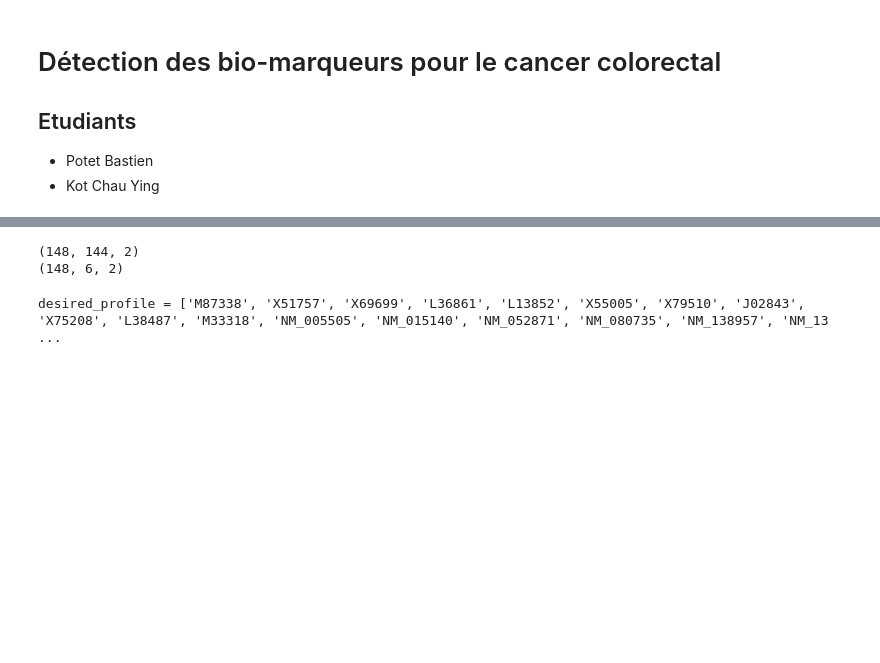
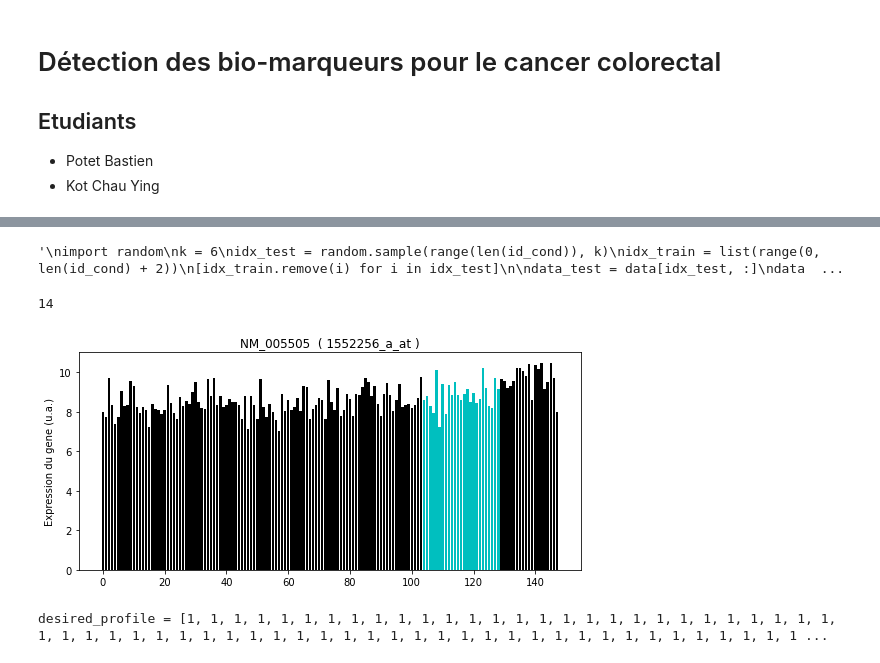
Before and after one commit to BPotet/BBC_project, a Jupyter notebook: project/BBC_project.ipynb, the cells around one changed output, grey strips where cells are left out. Saved outputs shown, nothing was run; the diff lists cells and outputs as text; code cells hidden in the pictures; blank space fills up the shorter version.

```diff
--- a/project/BBC_project.ipynb
+++ b/project/BBC_project.ipynb
@@ -77,3 +78,17 @@ data = np.array(data)
+# %%
+# converts data to an array (more practical to handle)
+values = np.array(values)
+
+data = [id_ref]
+for val in values:
+    data.append(val)
+
+exp_id = np.array(exp_id)
+exp_id = np.insert(exp_id, 0, 'name_gene')
+
+data = np.array(data)
+
+data = np.insert(data, 0, exp_id, axis=1)
 # %%
 metastatis_list = []
 stage_list = []
@@ -104,21 +119,58 @@ print(tissue_list)
 ['normal', 'cancer']
 # %%
+'''
 import random
 k = 6
 idx_test = random.sample(range(len(id_cond)), k)
 idx_train = list(range(0, len(id_cond) + 2))
 [idx_train.remove(i) for i in idx_test]
 
-data_test = data[:, idx_test]
-data = data[:, idx_train]
+data_test = data[idx_test, :]
+data = data[idx_train, :]
 
 print(np.shape(data))
 print(np.shape(data_test))
+'''
 # %% [output]
-(148, 144, 2)
-(148, 6, 2)
+'\nimport random\nk = 6\nidx_test = random.sample(range(len(id_cond)), k)\nidx_train = list(range(0, len(id_cond) + 2))\n[idx_train.remove(i) for i in idx_test]\n\ndata_test = data[idx_test, :]\ndata  ...
+# %%
+
+
+def plot_gene_expression_across_conditions(data,gene,tissue_type):
+
+    # find the line in data corresponding to our gene of interest and get the gene expression levels
+    idx_gene = [i for i,x in enumerate(data[0]) if x==gene][0]
+
+    data_to_show = (data[1:,idx_gene]).tolist() # remove the first two elements corresponding to gene name and identifier
+    data_to_show = np.array(data_to_show,dtype=float) # convert to float
+
+    colors_tissue = []
+
+    for i, v in enumerate(data_to_show):
+        if id_cond[data[i+1][0]][2] == 'cancer':
+            colors_tissue.append('k')
+        else:
+            colors_tissue.append('c')
+
+    # plot the data
+    fig, ax = plt.subplots(figsize=(9,4))
+    plt.bar(range(0,len(data_to_show)),data_to_show, color = colors_tissue)
+    plt.title(dict_gene[data[0,idx_gene]]+'  ( '+data[0,idx_gene]+' )')
+    # ax.set_xticks([5,15,23,31,47])
+    # ax.set_xticklabels([ct.replace(' ','\n').replace('plus','+') for ct in tissue_type])
+    ax.set_ylabel('Expression du gene (u.a.)')
+
+    return idx_gene
+
+# gene of interest
+gene = '1552256_a_at'
+# gene = '206067_s_at'
+plot_gene_expression_across_conditions(data,gene,tissue_list)
+# %% [output]
+14
+[figure, added]
 # %%
-desired_profile = [dict_gene[s] for s in data[0,2:,0]]
+desired_profile = [1 if id_cond[s][2] =='cancer' else 0 for s in data[1:,0]]
 print('desired_profile = '+str(desired_profile))
 # %% [output]
-desired_profile = ['M87338', 'X51757', 'X69699', 'L36861', 'L13852', 'X55005', 'X79510', 'J02843', 'X75208', 'L38487', 'M33318', 'NM_005505', 'NM_015140', 'NM_052871', 'NM_080735', 'NM_138957', 'NM_13 ...
+desired_profile = [1, 1, 1, 1, 1, 1, 1, 1, 1, 1, 1, 1, 1, 1, 1, 1, 1, 1, 1, 1, 1, 1, 1, 1, 1, 1, 1, 1, 1, 1, 1, 1, 1, 1, 1, 1, 1, 1, 1, 1, 1, 1, 1, 1, 1, 1, 1, 1, 1, 1, 1, 1, 1, 1, 1, 1, 1, 1, 1, 1, 1 ...
```
Also changed, not shown: parts of 7 cells of this notebook.
